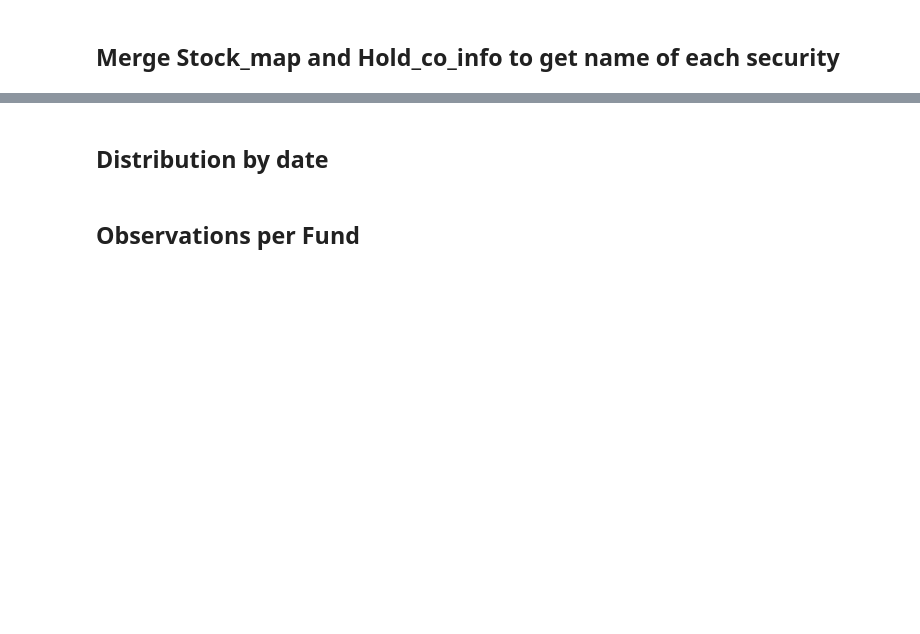
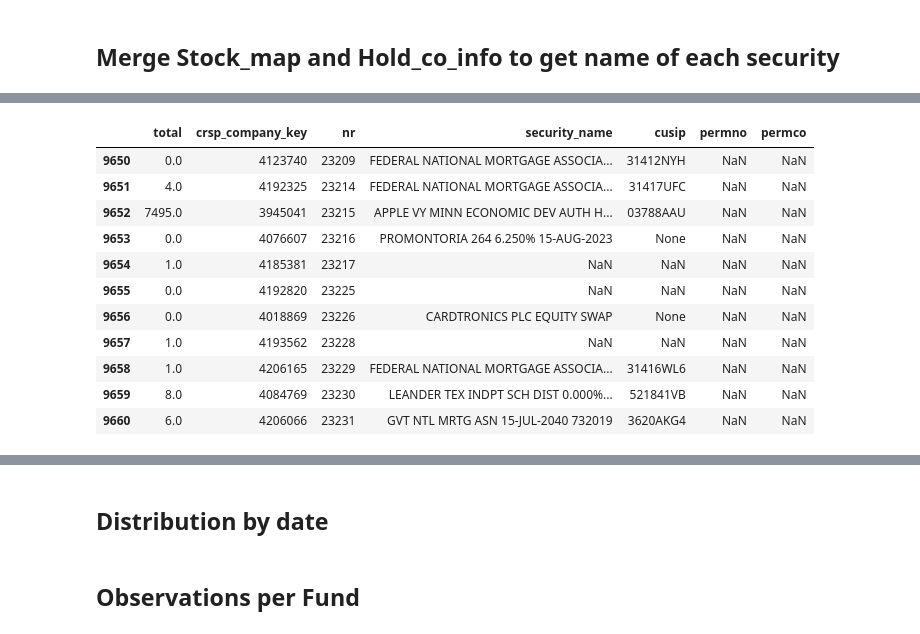
Before and after one commit to Amglex/Mutual-Funds, a Jupyter notebook: notebooks/033 - Analysis of holdings.ipynb, the cells around one changed output, grey strips where cells are left out. Cells and saved outputs as stored; diff of their text form; code cells hidden in the pictures; blank space fills up the shorter version.

```diff
--- a/notebooks/033 - Analysis of holdings.ipynb
+++ b/notebooks/033 - Analysis of holdings.ipynb
@@ -73,3 +77,18 @@ stock_map_merged
 # %%
 stock_map_merged = pd.concat([holdings_summary,stock_map_merged],axis=1)
+# %%
+stock_map_merged.loc[9650:9660]
+# %% [output]
+|  | total | crsp_company_key | nr | security_name | cusip | permno | permco |
+| 9650 | 0.0 | 4123740 | 23209 | FEDERAL NATIONAL MORTGAGE ASSOCIA... | 31412NYH | NaN | NaN |
+| 9651 | 4.0 | 4192325 | 23214 | FEDERAL NATIONAL MORTGAGE ASSOCIA... | 31417UFC | NaN | NaN |
+| 9652 | 7495.0 | 3945041 | 23215 | APPLE VY MINN ECONOMIC DEV AUTH H... | 03788AAU | NaN | NaN |
+| 9653 | 0.0 | 4076607 | 23216 | PROMONTORIA 264 6.250% 15-AUG-2023 | None | NaN | NaN |
+| 9654 | 1.0 | 4185381 | 23217 | NaN | NaN | NaN | NaN |
+| 9655 | 0.0 | 4192820 | 23225 | NaN | NaN | NaN | NaN |
+| 9656 | 0.0 | 4018869 | 23226 | CARDTRONICS PLC EQUITY SWAP | None | NaN | NaN |
+| 9657 | 1.0 | 4193562 | 23228 | NaN | NaN | NaN | NaN |
+| 9658 | 1.0 | 4206165 | 23229 | FEDERAL NATIONAL MORTGAGE ASSOCIA... | 31416WL6 | NaN | NaN |
+| 9659 | 8.0 | 4084769 | 23230 | LEANDER TEX INDPT SCH DIST 0.000%... | 521841VB | NaN | NaN |
+| 9660 | 6.0 | 4206066 | 23231 | GVT NTL MRTG ASN 15-JUL-2040 732019 | 3620AKG4 | NaN | NaN |
 # %%
```
Also changed, not shown: parts of 15 cells of this notebook, 6 other files.
